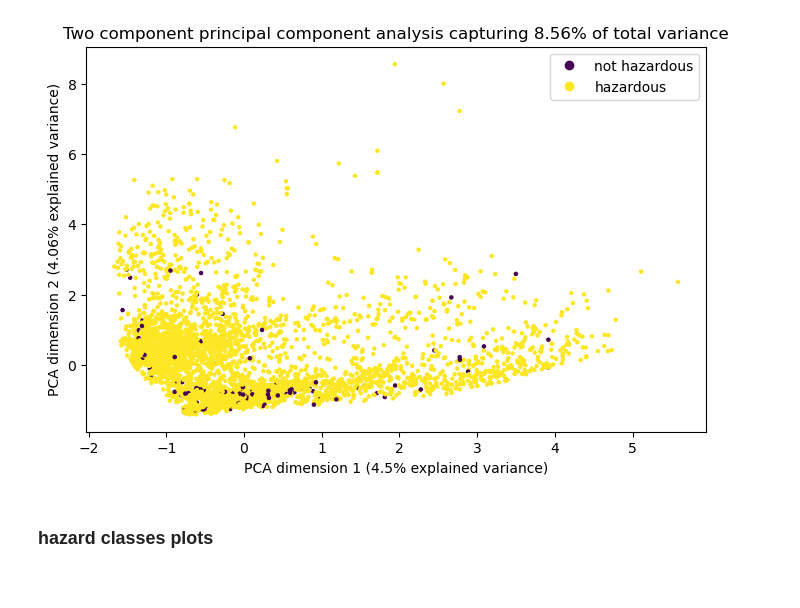
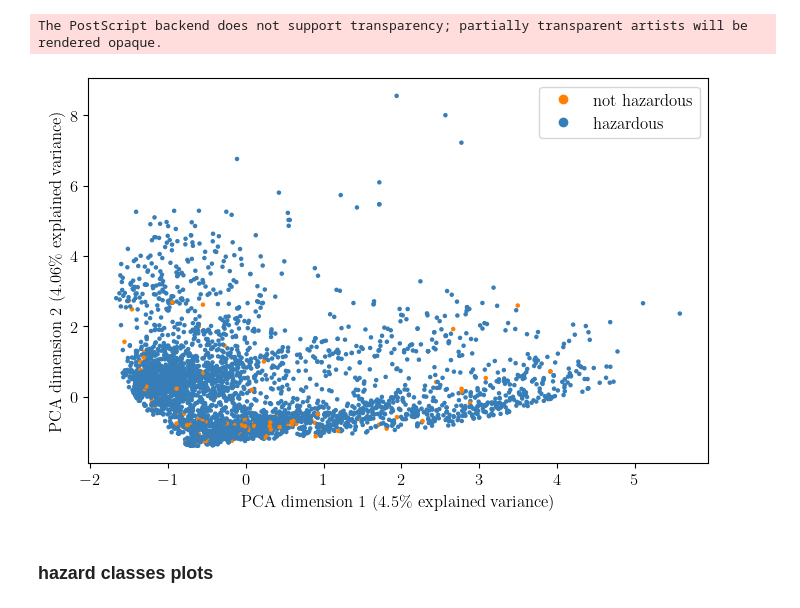
Before and after one commit to ameliehuebner/plastchem-project, a Jupyter notebook: analysis/visual.ipynb, the cells around one changed output. Drawn from its saved outputs; the diff is of its cells as text; code cells hidden in the pictures.

Commit message:
report update

```diff
--- a/analysis/visual.ipynb
+++ b/analysis/visual.ipynb
@@ -81,31 +90,36 @@ Name: count, dtype: int64
 # %%
 # cluster data on all information → extract feature vectures by PCA
 # some of the data is discrete, other continous → what do i do
 
 # fv, explained = extract_feature_vecs(plast_chem, n=2, [('Properties_molecular_weight'), ('Properties_exact_mass'), ('Properties_monoisotopic_mass'),
 #                                    ('Properties_tpsa'), ('Properties_complexity')])
+
+colors = LinearSegmentedColormap.from_list(name="custom",colors=["#ff7f00","#377eb8"])
 
 #x_scaled = StandardScaler().fit_transform(X)
 y = plast_chem_hazard_c['Hazard_information_Hazard_score'].replace(0.5,1).replace(2,1).replace(3,1)
 X = X.copy()
 fv, explained = extract_feature_vecs(X, n=2)
 
 sum_ex = sum(explained)
 fig = plt.figure(figsize=(8,5))
 ax = fig.add_subplot()
-scatter = ax.scatter(fv[:,0], fv[:,1], s=5, c=y)
-ax.set_xlabel(f'PCA dimension 1 ({np.round(explained[0]*100,2)}% explained variance)')
-ax.set_ylabel(f'PCA dimension 2 ({np.round(explained[1]*100,2)}% explained variance)')
-ax.set_title(f"Two component principal component analysis capturing {np.round(sum_ex*100,2)}% of total variance")
+plt.rc('text', usetex=True)
+plt.rc('font', family='serif')
+scatter = ax.scatter(fv[:,0], fv[:,1], s=5, c=y, cmap=colors)
+ax.set_xlabel(f'PCA dimension 1 ({np.round(explained[0]*100,2)}\% explained variance)')
+ax.set_ylabel(f'PCA dimension 2 ({np.round(explained[1]*100,2)}\% explained variance)')
+#ax.set_title(f"Two component principal component analysis capturing {np.round(sum_ex*100,2)}% of total variance")
 handles, _ = scatter.legend_elements()
 ax.legend(handles=handles, labels=["not hazardous", "hazardous"])
-plt.savefig(Path.cwd() /"pca.png")
+plt.savefig(Path.cwd() / "../report/pca.eps", format='eps')
 
 # this kind of says that fingerprints are too high dimensional to just be represented as 2D PCA
-# explains only 12% variance in total
+# explains only 8.56% variance in total
 # and also they do not cluster into the hazard scores based on their fingerprints at all (yay)
 # %% [output]
+The PostScript backend does not support transparency; partially transparent artists will be rendered opaque.
-[figure, old version]
+[figure, new version]
 # %% [markdown]
 ### hazard classes plots
 # %%
```
Also changed, not shown: parts of 4 cells of this notebook, 11 other files.
